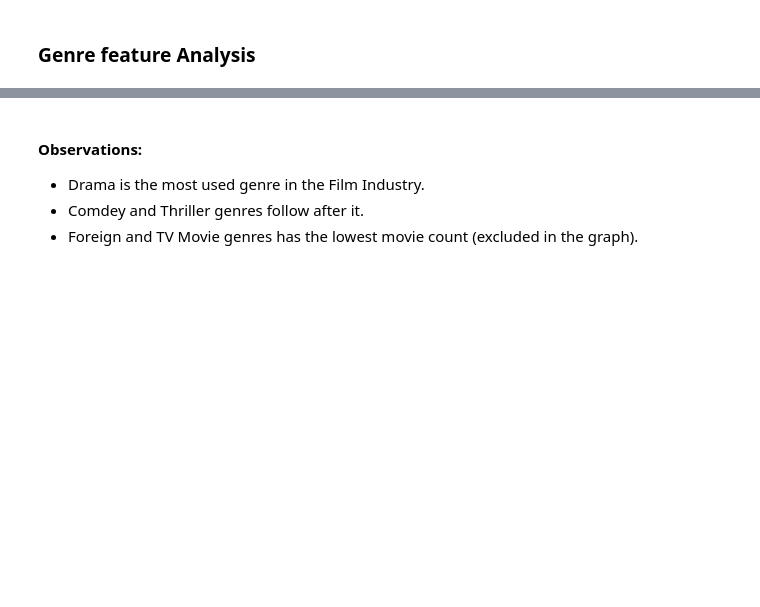
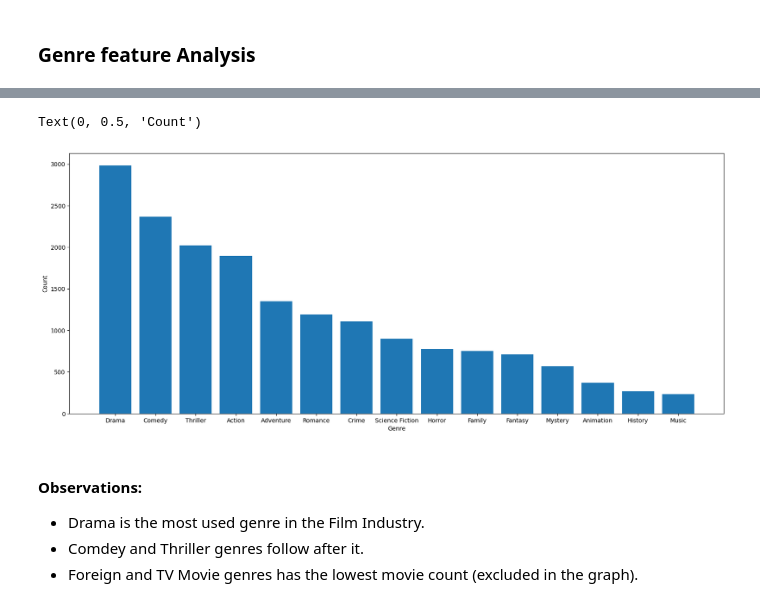
Before and after one commit to mmahdin/Data-Mining-Projects, a Jupyter notebook: main.ipynb, the cells around one changed output, grey strips where cells are left out. Drawn from its saved outputs; the diff is of its cells as text; code cells hidden in the pictures; blank space fills up the shorter version.

```diff
--- a/main.ipynb
+++ b/main.ipynb
@@ -596,15 +1245,14 @@ pop_gen
 # %%
 # Plotting the first 15 genres and their movie count
 # plt.figure(figsize=(20,8))
 # sns.barplot(x='genre', y='movies', data=pop_gen.head(15))
 plt.figure(figsize=(20,8))
 bars = plt.bar(pop_gen.head(15)['genre'], pop_gen.head(15)['movies'])
-for bar in bars:
-    height = bar.get_height()
-    plt.text(bar.get_x() + bar.get_width() / 2, height, f'{height:.2f}%', ha='center', va='bottom')
-
 plt.xlabel("Genre")
 plt.ylabel("Count")
+# %% [output]
+Text(0, 0.5, 'Count')
+[figure, added]
 # %% [markdown]
 #### Observations:
 * Drama is the most used genre in the Film Industry.
```
Also changed, not shown: parts of 90 cells of this notebook.
